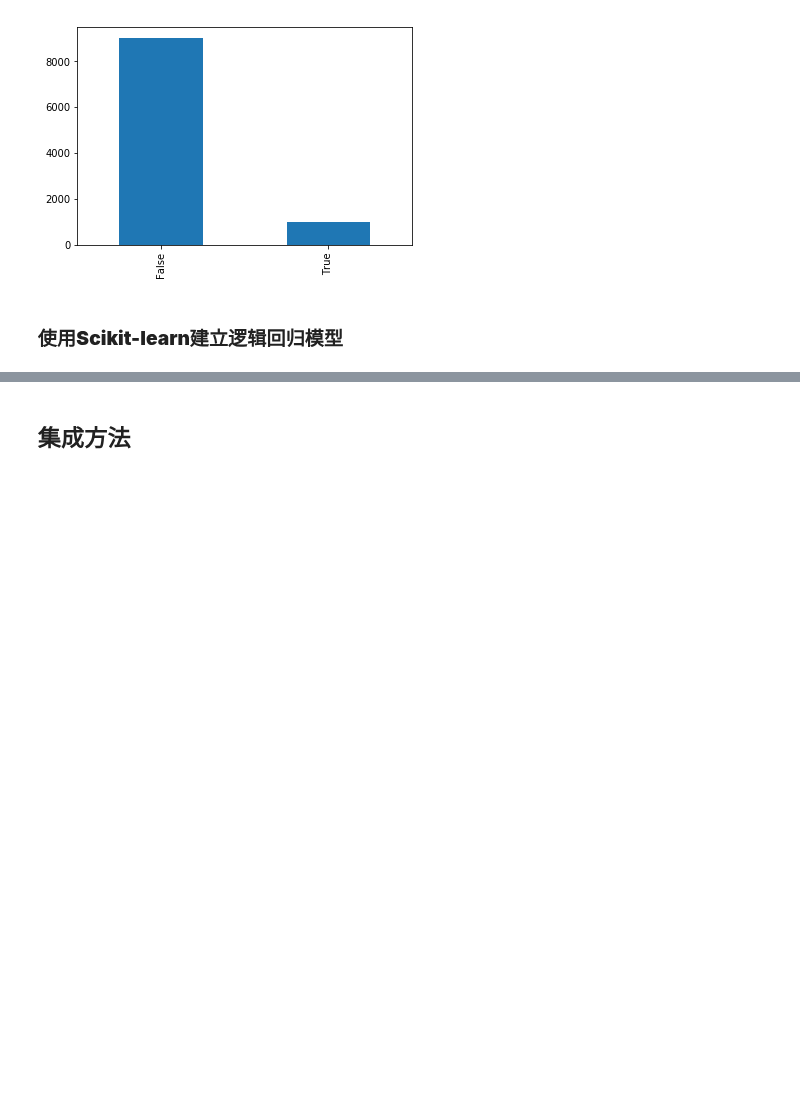
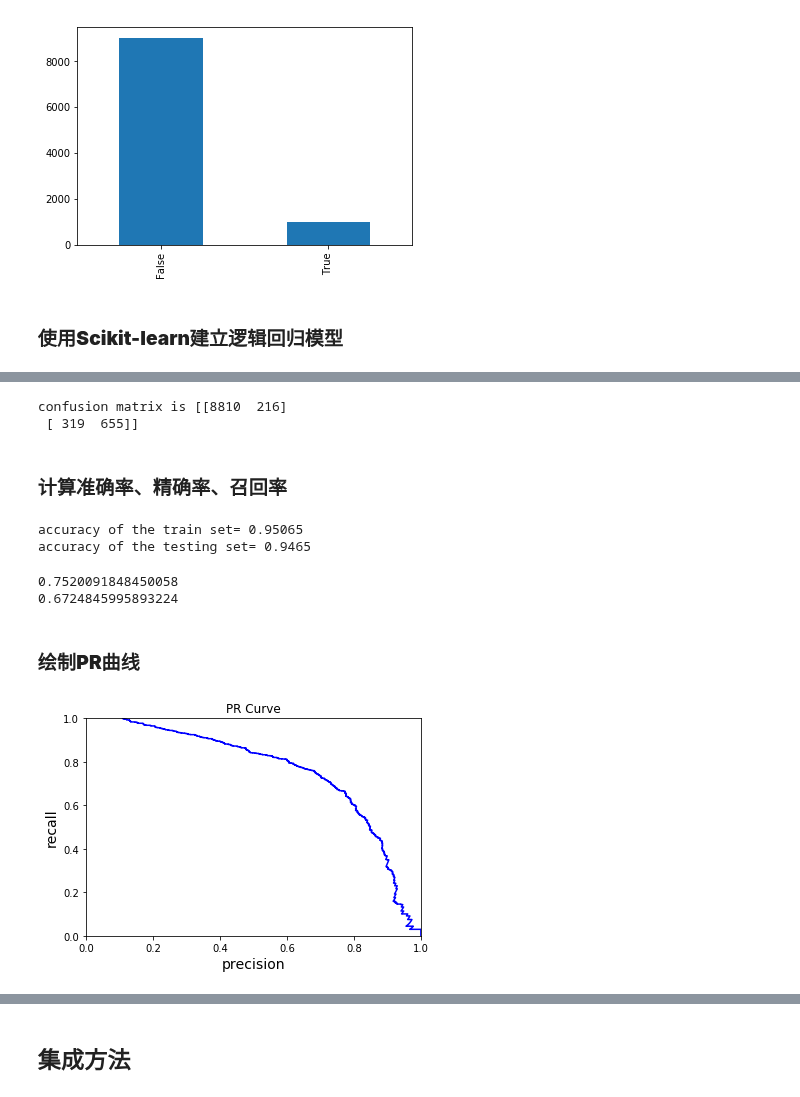
Before and after one commit to deepintomlf/mlfbook, a Jupyter notebook: Chapter2_Supervised_Learning/ensemble_model.ipynb, the cells around one changed output, grey strips where cells are left out. Drawn from its saved outputs; the diff is of its cells as text; code cells hidden in the pictures; blank space fills up the shorter version.

```diff
--- a/Chapter2_Supervised_Learning/ensemble_model.ipynb
+++ b/Chapter2_Supervised_Learning/ensemble_model.ipynb
@@ -84,25 +94,46 @@ temp.head(15)
 # %%
 from sklearn.metrics import confusion_matrix
 
-cm = confusion_matrix(Y_train, y_train_est)
+# Y_test和y_test_est分别表示真实标签和预测标签
+cm = confusion_matrix(Y_test, y_test_est)
 print('confusion matrix is {}'.format(cm))
+# %% [output]
+confusion matrix is [[8810  216]
+ [ 319  655]]
+# %% [markdown]
+### **计算准确率、精确率、召回率**
 # %%
 from sklearn.metrics import accuracy_score
+
 acc_train = accuracy_score(Y_train, y_train_est)
+acc_test = accuracy_score(Y_test, y_test_est)
 print('accuracy of the train set= {}'.format(acc_train))
-
-acc_test = accuracy_score(Y_test, y_test_est)
 print('accuracy of the testing set= {}'.format(acc_test))
+# %% [output]
+accuracy of the train set= 0.95065
+accuracy of the testing set= 0.9465
+# %%
+from sklearn.metrics import precision_score, recall_score
+
+precision = precision_score(Y_test, y_test_est)
+recall = recall_score(Y_test, y_test_est)
+print(precision)
+print(recall)
+# %% [output]
+0.7520091848450058
+0.6724845995893224
+# %% [markdown]
+### **绘制PR曲线**
 # %%
+import matplotlib.pyplot as plt
 from sklearn.metrics import precision_recall_curve
-precisions, recalls, thresholds = precision_recall_curve(Y_train, y_train_prob_est[:,1])
-#precisions, recalls, thresholds = precision_recall_curve(Y_test, y_test_prob_est[:,1])
 
-import seaborn as sns
-import matplotlib.pyplot as plt
+precisions, recalls, thresholds = precision_recall_curve(Y_test, y_test_prob_est[:,1])
 plt.plot(precisions, recalls, 'b')
 plt.xlabel('precision', fontsize=14)
 plt.ylabel('recall', fontsize=14)
 plt.title('PR Curve')
 plt.axis([0, 1, 0, 1])
 plt.savefig('binary_classfication_PR_curve.png')
+# %% [output]
+[figure, added]
```
Also changed, not shown: parts of 13 cells of this notebook.
